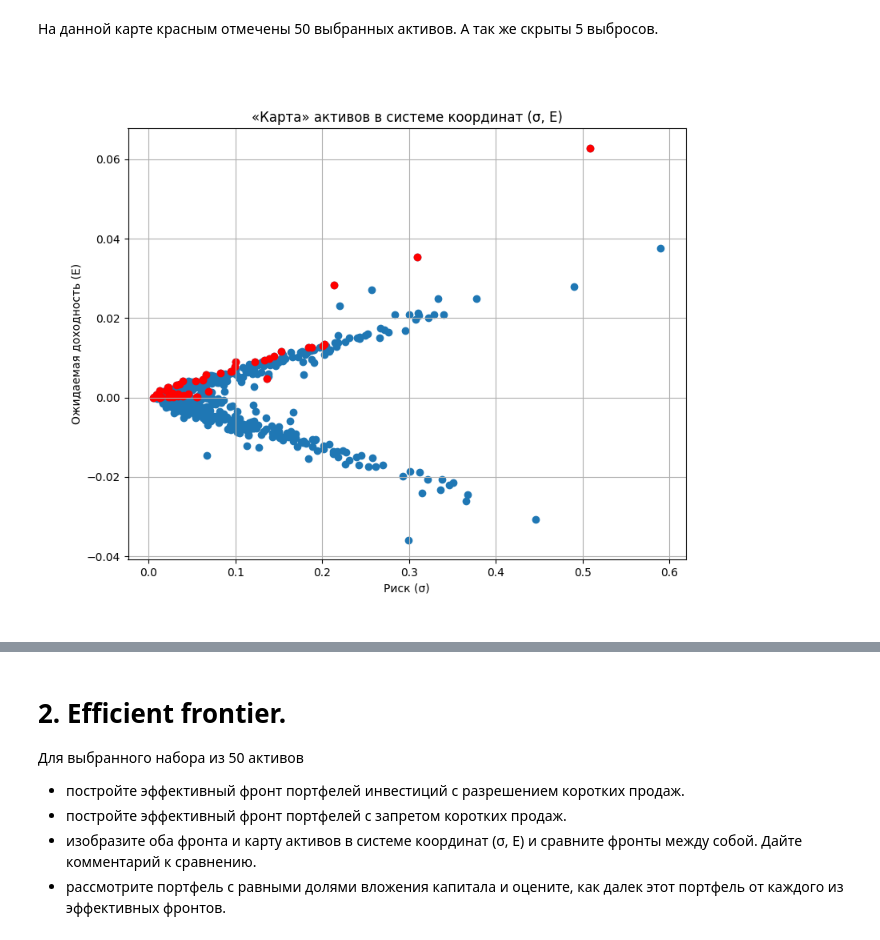
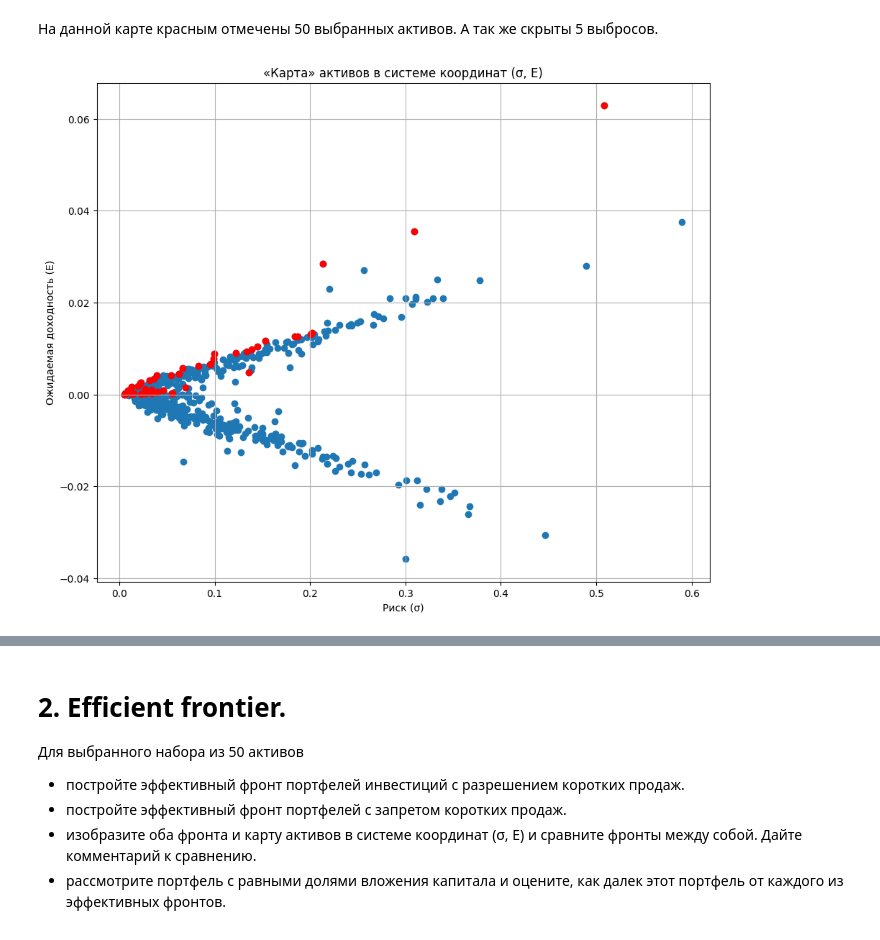
Before and after one commit to AkyLkaNastya/stock-market-analysis, a Jupyter notebook: Часть 2/report.ipynb, the cells around one changed output, grey strips where cells are left out. Drawn from its saved outputs; the diff is of its cells as text; code cells hidden in the pictures.

```diff
--- a/Часть 2/report.ipynb
+++ b/Часть 2/report.ipynb
@@ -43,5 +43,47 @@ selected_tickers = ['ACNB34.SA', 'AGRO3.SA', 'ATSA11.SA', 'BAHI3.SA', 'BALM4.SA'
                     'TGAR11.SA', 'UNIP3.SA', 'UPAC34.SA', 'VRTA11.SA', 'WTSP11.SA']
 # %% [markdown]
 На данной карте красным отмечены 50 выбранных активов. А так же скрыты 5 выбросов.
-# %% [markdown]
-![Выбранные активы.png](<attachment:Выбранные активы.png>)
+# %%
+import pandas as pd
+import matplotlib.pyplot as plt
+import numpy as np
+from scipy import stats
+from scipy.optimize import minimize
+
+# Считываем данные из файла
+data = pd.read_csv('stock_data_2018.csv')
+tickers = data['Ticker'].unique()
+
+# Функция вычисления оценки ожидаемых доходностей и стандартных отклонений
+def find_E_n_sigma(data, tickers):
+    expected_returns = {}
+    risks = {}
+
+    for ticker in tickers:
+        risk = data[data['Ticker'] == ticker]['log_return'].std()
+        if risk < 1: # Скрываем выбросы
+            expected_returns[ticker] = data[data['Ticker'] == ticker]['log_return'].mean()
+            risks[ticker] = risk
+
+    risk_and_return = pd.DataFrame({
+        'Ticker': expected_returns.keys(),
+        'E': expected_returns.values(),
+        'σ': risks.values()
+    })
+
+    return risk_and_return
+
+risk_and_return = find_E_n_sigma(data, tickers)
+selected_risk_and_return = find_E_n_sigma(data, selected_tickers)
+
+# Построение карты активов в системе координат (σ, E)
+plt.figure(figsize=(11, 9))
+plt.scatter(risk_and_return['σ'], risk_and_return['E'])
+plt.scatter(selected_risk_and_return['σ'], selected_risk_and_return['E'], color='red')
+plt.title('«Карта» активов в системе координат (σ, E)')
+plt.xlabel('Риск (σ)')
+plt.ylabel('Ожидаемая доходность (E)')
+plt.grid()
+plt.show()
+# %% [output]
+[figure, added]
```
Also changed, not shown: parts of 4 cells of this notebook, 1 other file.
